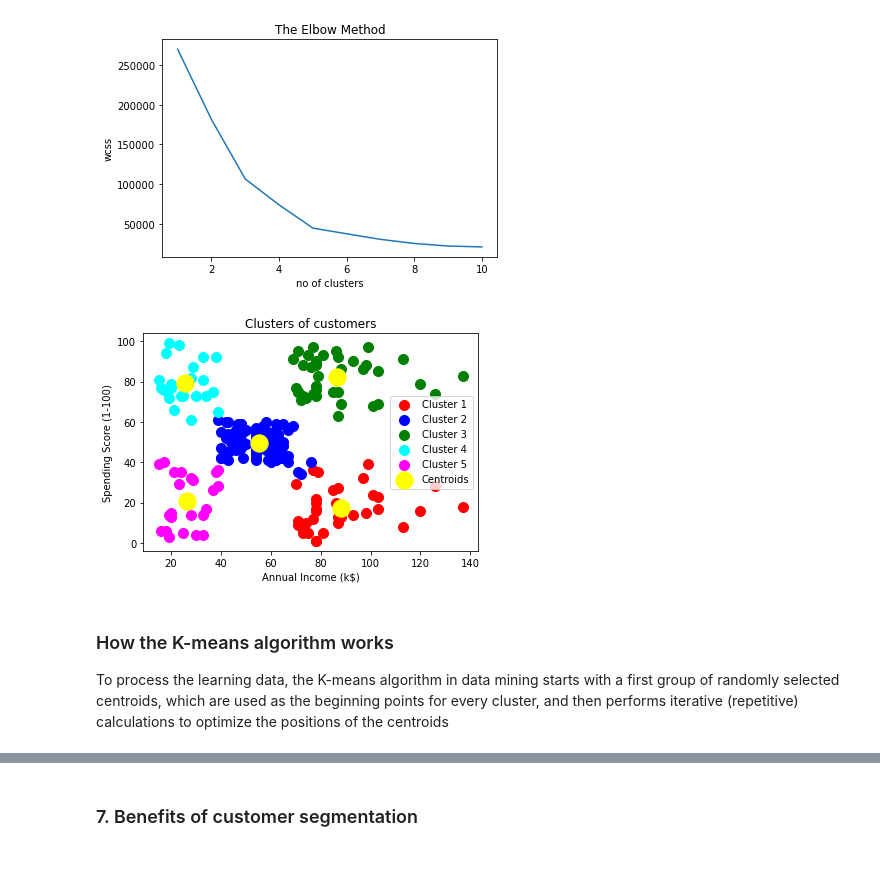
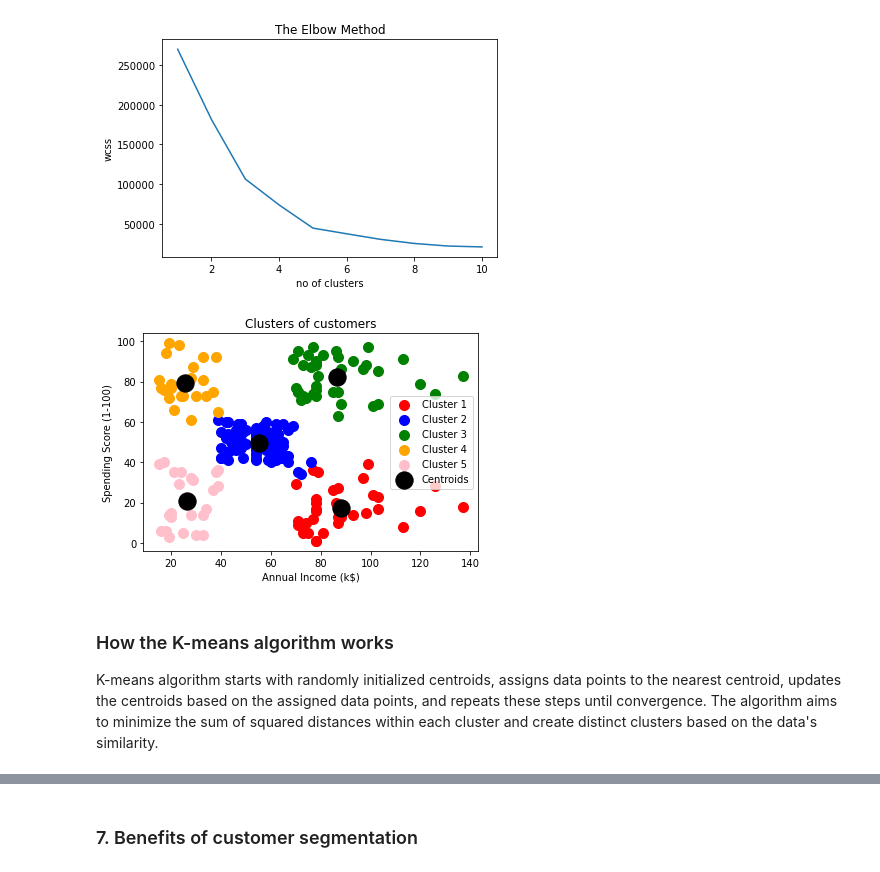
Before and after one commit to Katleho10/Mall-Customer-Segmentation, a Jupyter notebook: Mall_Customer_segmentation.ipynb, the cells around one changed output, grey strips where cells are left out. Cells and saved outputs as stored; diff of their text form; code cells hidden in the pictures.

```diff
--- a/Mall_Customer_segmentation.ipynb
+++ b/Mall_Customer_segmentation.ipynb
@@ -79,6 +89,8 @@ Data columns (total 5 columns):
  4   Spending Score (1-100)  200 non-null    int64
 dtypes: int64(4), object(1)
 memory usage: 7.9+ KB
+# %%
+df.drop('CustomerID', axis=1, inplace=True)
 # %% [markdown]
 ### 4. EDA
 # %%
@@ -208,24 +197,22 @@ plt.title('Annual Income to Spending Score, Colored by Gender');
 # %%
 ### Feature selection for the model
 #Considering only 2 features (Annual income and Spending Score)
-X= df.iloc[:, [3,4]].values
+X= df.iloc[:, [2,3]].values
 # %%
 #Building the Model
-#KMeans Algorithm to decide the optimum cluster number , KMeans++ using Elbow Mmethod
-#to figure out K for KMeans, I will use ELBOW Method on KMEANS++ Calculation
+#KMeans Algorithm to decide the optimum cluster number , KMeans using Elbow Mmethod
+#To figure out K for KMeans, I will use ELBOW Method on KMEANS Calculation
 from sklearn.cluster import KMeans
 wcss=[]
 
 #we always assume the max number of cluster would be 10
-#you can judge the number of clusters by doing averaging
-###Static code to get max no of clusters
 
 for i in range(1,11):
-    kmeans = KMeans(n_clusters= i, init='k-means++', random_state=0)
+    kmeans = KMeans(n_clusters= i, n_init=10, random_state=0)
     kmeans.fit(X)
     wcss.append(kmeans.inertia_)
 
-    #inertia_ is the formula used to segregate the data points into clusters
+    #inertia - is the formula used to segregate the data points into clusters
     #WCSS is - it is total within cluster sum of squares
 # %%
 #Visualizing the ELBOW method to get the optimal value of K
@@ -249,23 +235,23 @@ y_kmeans= kmeansmodel.fit_predict(X)
 # %%
 #Visualizing all the clusters
 
 plt.scatter(X[y_kmeans == 0, 0], X[y_kmeans == 0, 1], s = 100, c = 'red', label = 'Cluster 1')
 plt.scatter(X[y_kmeans == 1, 0], X[y_kmeans == 1, 1], s = 100, c = 'blue', label = 'Cluster 2')
 plt.scatter(X[y_kmeans == 2, 0], X[y_kmeans == 2, 1], s = 100, c = 'green', label = 'Cluster 3')
-plt.scatter(X[y_kmeans == 3, 0], X[y_kmeans == 3, 1], s = 100, c = 'cyan', label = 'Cluster 4')
-plt.scatter(X[y_kmeans == 4, 0], X[y_kmeans == 4, 1], s = 100, c = 'magenta', label = 'Cluster 5')
-plt.scatter(kmeansmodel.cluster_centers_[:, 0], kmeansmodel.cluster_centers_[:, 1], s = 300, c = 'yellow', label = 'Centroids')
+plt.scatter(X[y_kmeans == 3, 0], X[y_kmeans == 3, 1], s = 100, c = 'orange', label = 'Cluster 4')
+plt.scatter(X[y_kmeans == 4, 0], X[y_kmeans == 4, 1], s = 100, c = 'pink', label = 'Cluster 5')
+plt.scatter(kmeansmodel.cluster_centers_[:, 0], kmeansmodel.cluster_centers_[:, 1], s = 300, c = 'Black', label = 'Centroids')
 plt.title('Clusters of customers')
 plt.xlabel('Annual Income (k$)')
 plt.ylabel('Spending Score (1-100)')
 plt.legend()
 plt.show()
 # %% [output]
-[figure, old version]
+[figure, new version]
 # %% [markdown]
 ### How the K-means algorithm works
 
-To process the learning data, the K-means algorithm in data mining starts with a first group of randomly selected centroids, which are used as the beginning points for every cluster, and then performs iterative (repetitive) calculations to optimize the positions of the centroids
+K-means algorithm starts with randomly initialized centroids, assigns data points to the nearest centroid, updates the centroids based on the assigned data points, and repeats these steps until convergence. The algorithm aims to minimize the sum of squared distances within each cluster and create distinct clusters based on the data's similarity.
 # %% [markdown]
 ### 6. Model Interpretation
 
```
Also changed, not shown: parts of 57 cells of this notebook.
